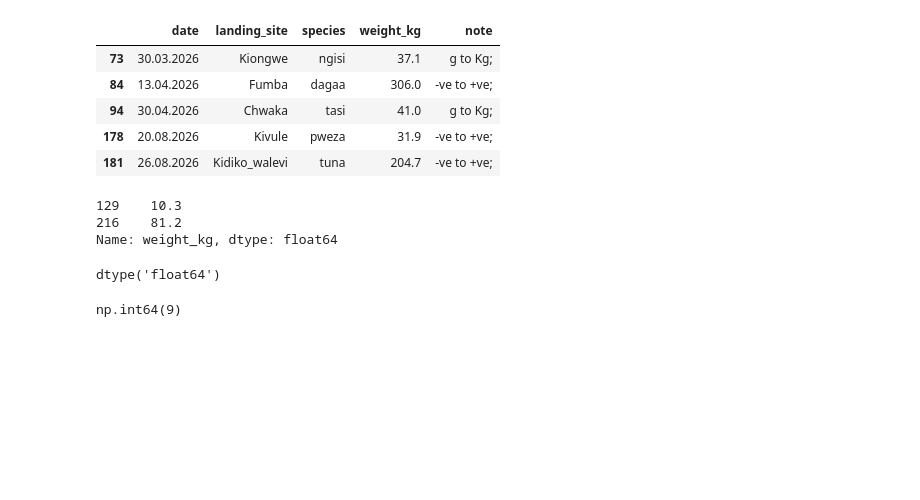
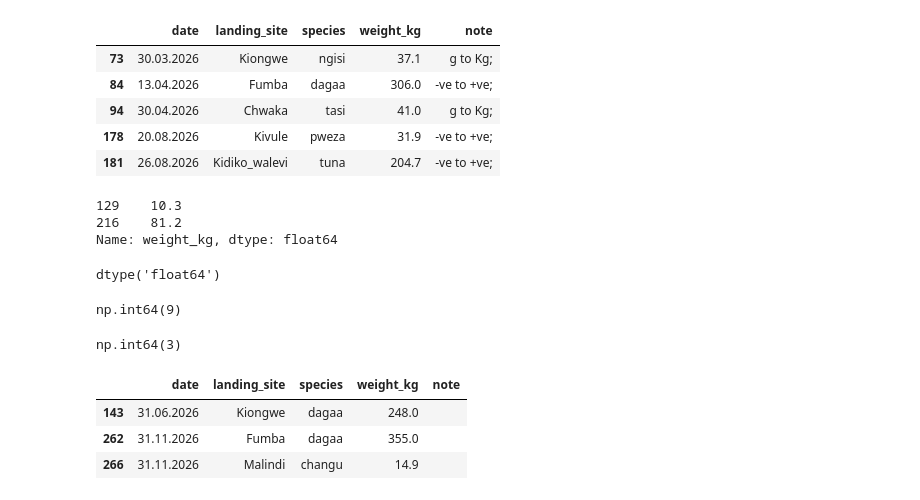
Before and after one commit to GabrielMasala/catch_summariser, a Jupyter notebook: catch_trends.ipynb, the cells around one changed output. Cells and saved outputs as stored; diff of their text form; code cells hidden in the pictures; blank space fills up the shorter version.

Commit message:
Read dates in four formats

```diff
--- a/catch_trends.ipynb
+++ b/catch_trends.ipynb
@@ -393,0 +396,19 @@ np.int64(9)
+# %%
+dates_iso = pd.to_datetime(landings["date"], format="%Y-%m-%d", errors="coerce")
+# %%
+dates_slash = pd.to_datetime(landings["date"], format="%d/%m/%Y", errors="coerce")
+# %%
+dates_short = pd.to_datetime(landings["date"], format="%d.%m.%y", errors="coerce")
+# %%
+dates_clean = dates_dot.fillna(dates_iso).fillna(dates_slash).fillna(dates_short)
+# %%
+dates_clean.isna().sum()
+# %% [output]
+np.int64(3)
+# %%
+landings[dates_clean.isna()]
+# %% [output]
+|  | date | landing_site | species | weight_kg | note |
+| 143 | 31.06.2026 | Kiongwe | dagaa | 248.0 |  |
+| 262 | 31.11.2026 | Fumba | dagaa | 355.0 |  |
+| 266 | 31.11.2026 | Malindi | changu | 14.9 |  |
```
Also changed, not shown: parts of 2 cells of this notebook.
